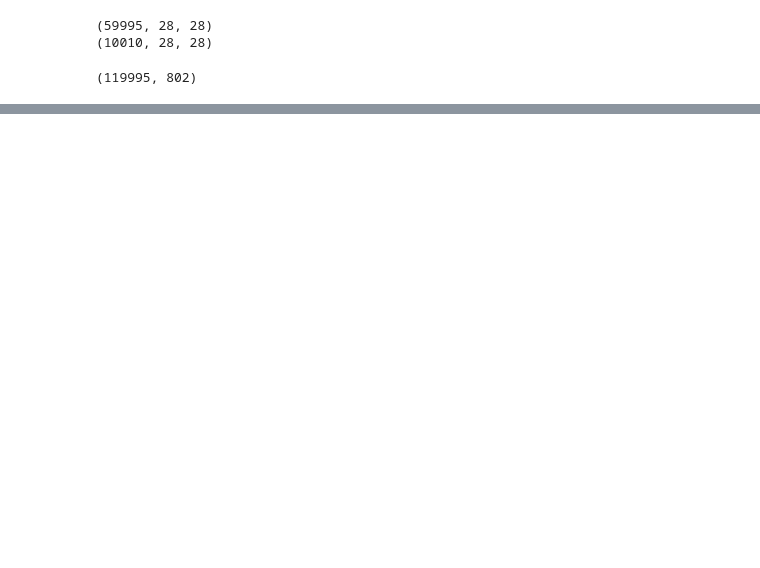
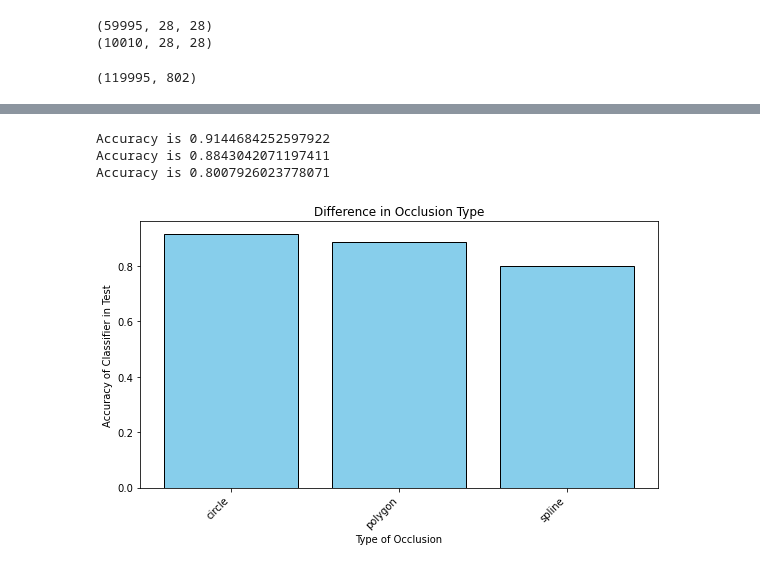
Before and after one commit to wavid-b/Image_inpainting_2025, a Jupyter notebook: binary_classifier.ipynb, the cells around one changed output, grey strips where cells are left out. Drawn from its saved outputs; the diff is of its cells as text; code cells hidden in the pictures; blank space fills up the shorter version.

```diff
--- a/binary_classifier.ipynb
+++ b/binary_classifier.ipynb
@@ -128,0 +232,43 @@ X_test = scaler.fit_transform(test_featrues)
+# %%
+X_circle = circle_obs
+X_polygon = polygon_obs
+X_region = region_obs
+
+#need labels equal to their size
+
+y_circle = np.ones(X_circle.shape[0])
+y_polygon = np.ones(X_polygon.shape[0])
+y_region = np.ones(X_region.shape[0])
+# %%
+#now we fit to test them!
+y_pred = clf.predict(X_circle)
+c_accuracy = accuracy_score(y_pred, y_circle)
+print(f"Accuracy is {c_accuracy}")
+
+y_pred = clf.predict(X_polygon)
+p_accuracy = accuracy_score(y_pred, y_polygon)
+print(f"Accuracy is {p_accuracy}")
+
+y_pred = clf.predict(X_region)
+r_accuracy = accuracy_score(y_pred, y_region)
+print(f"Accuracy is {r_accuracy}")
+# %% [output]
+Accuracy is 0.9144684252597922
+Accuracy is 0.8843042071197411
+Accuracy is 0.8007926023778071
+# %%
+accuracy_dict = {"circle": c_accuracy, "polygon": p_accuracy, "spline": r_accuracy}
+#lets make that into a chart now
+keys = list(accuracy_dict.keys())
+values = list(accuracy_dict.values())
+plt.figure(figsize=(8, 5))
+plt.bar(keys, values, color='skyblue', edgecolor='black')
+plt.title("Difference in Occlusion Type")
+plt.xlabel("Type of Occlusion")
+plt.ylabel("Accuracy of Classifier in Test")
+plt.xticks(rotation=45, ha='right')
+plt.tight_layout()
+plt.savefig("mnist_obfuscated/type_of_obfuscation.png", dpi=300)
+plt.show()
+# %% [output]
+[figure, added]
```
Also changed, not shown: parts of 9 cells of this notebook, 13 other files.
